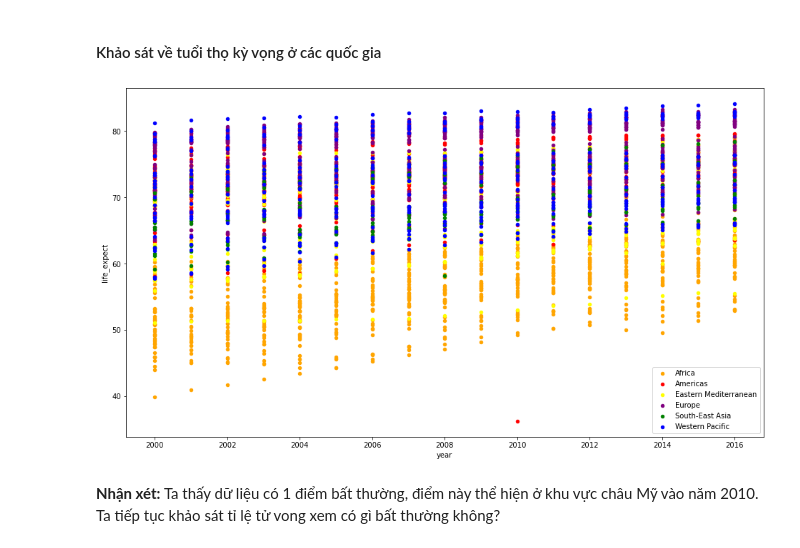
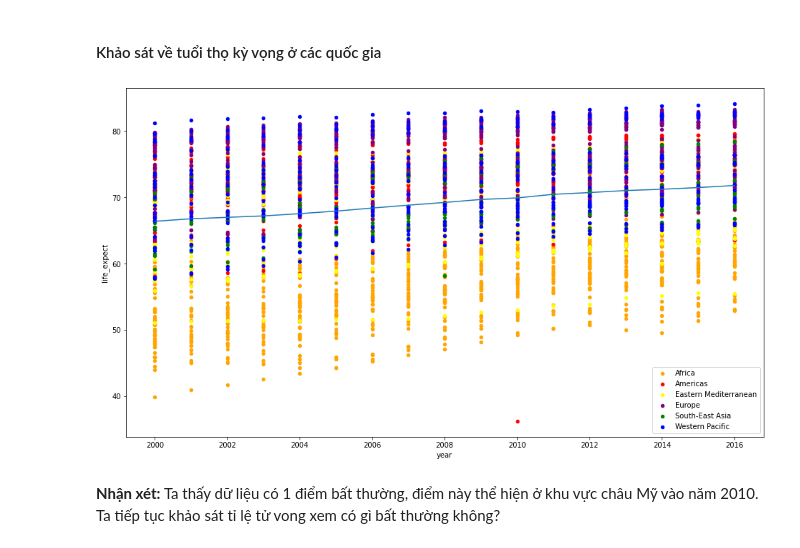
Before and after one commit to tronglocbrvt/FinalProject-P4DS, a Jupyter notebook: 18120197_19120068.ipynb, the cells around one changed output. Saved outputs shown, nothing was run; the diff lists cells and outputs as text; code cells hidden in the pictures.

```diff
--- a/18120197_19120068.ipynb
+++ b/18120197_19120068.ipynb
@@ -342,15 +344,21 @@ True
 # %%
 fig, ax = plt.subplots(figsize=(16, 9))
 
 cdict = {'Africa': 'orange', 'Americas': 'red', 'Western Pacific': 'blue', \
          'South-East Asia': 'green', 'Europe': 'purple', 'Eastern Mediterranean':'yellow'}
 
+mean_life = life_exp_pro_df.groupby('year')['life_expect'].mean()
+mean_life.plot.line()
+
 grouped = life_exp_pro_df.groupby('region')
+
+
+
 for key, group in grouped:
     group.plot(ax=ax, kind='scatter', x='year', y='life_expect', label=key, color=cdict[key])
 plt.show()
 # %% [output]
-[figure, old version]
+[figure, new version]
 # %% [markdown]
 **Nhận xét:** Ta thấy dữ liệu có 1 điểm bất thường, điểm này thể hiện ở khu vực châu Mỹ vào năm 2010. Ta tiếp tục khảo sát tỉ lệ tử vong xem có gì bất thường không?
 # %% [markdown]
```
Also changed, not shown: parts of 15 cells of this notebook, 2 other files.
